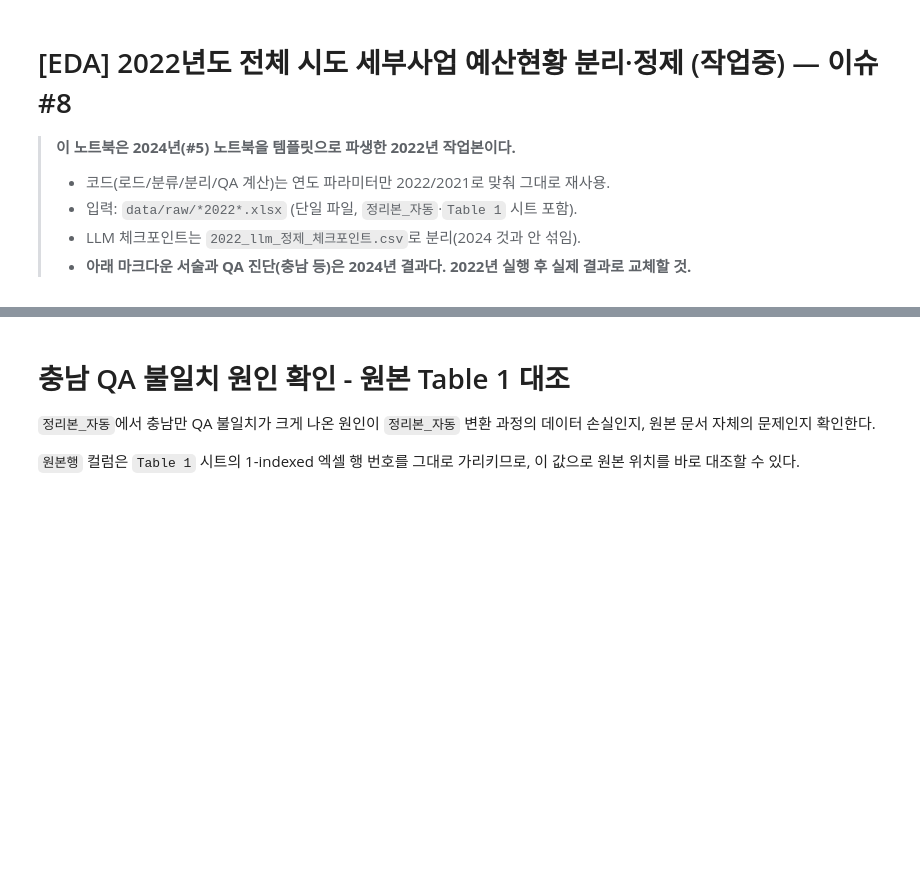
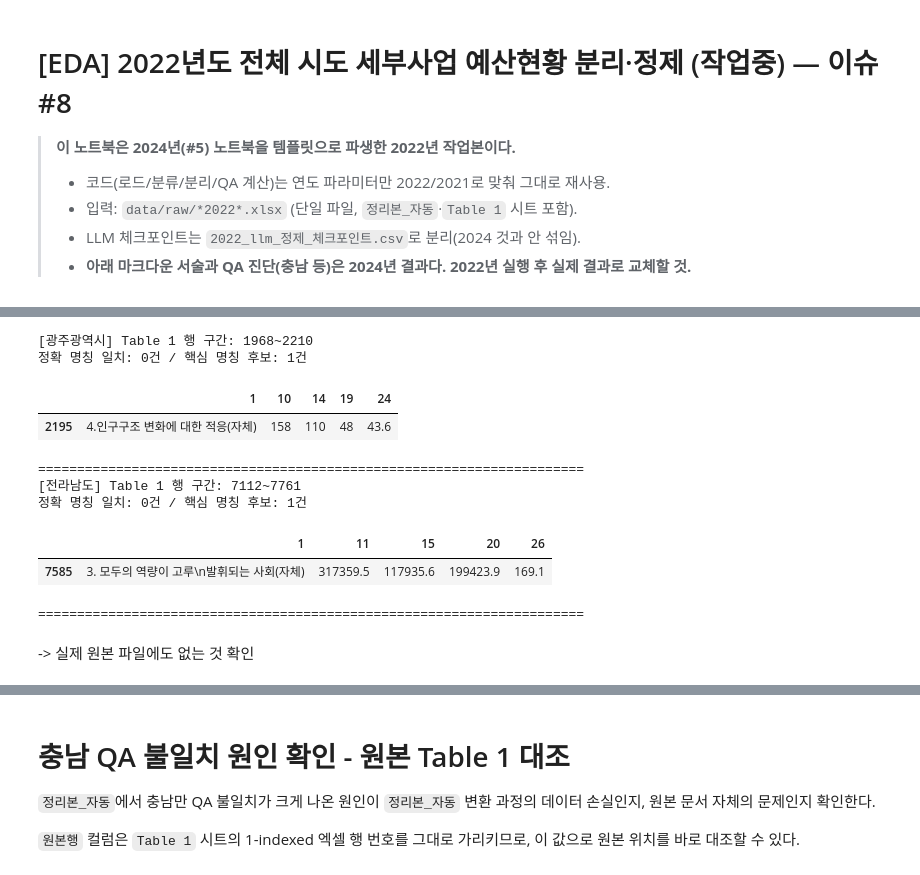
Before and after one commit to JungYeoni/yumocha, a Jupyter notebook: notebooks/20260719_EDA_2022_전국_시도분리정제.ipynb, the cells around one changed output, grey strips where cells are left out. Drawn from its saved outputs; the diff is of its cells as text; code cells hidden in the pictures; blank space fills up the shorter version.

```diff
--- a/notebooks/20260719_EDA_2022_전국_시도분리정제.ipynb
+++ b/notebooks/20260719_EDA_2022_전국_시도분리정제.ipynb
@@ -138,3 +223,55 @@ print("==================================================")
+# %%
+# Table 1 시트의 시도별 원문 구간에서 누락된 중분류를 대조한다.
+df_table1 = pd.read_excel(source_file, sheet_name="Table 1", header=None, dtype="string")
+table1_row_text = df_table1.fillna("").agg(" ".join, axis=1).str.replace(r"\s+", "", regex=True)
+
+# `(OO시도·OO교육청)` 형식의 행을 시도 구간 시작점으로 사용한다.
+region_header_pattern = re.compile(r"\(([^()･]+)･[^()]*교육청\)")
+region_starts = []
+for row_idx, row_text in table1_row_text.items():
+    match = region_header_pattern.search(row_text)
+    if match:
+        region_starts.append((row_idx, match.group(1)))
+
+table1_qa_targets = {
+    "광주광역시": "4. 인구구조 변화에 대한 적응(공통)",
+    "전라남도": "3. 모두의 역량이 고루 발휘되는 사회(공통)",
+}
+
+for region_name, target_title in table1_qa_targets.items():
+    start_pos = next(i for i, (_, name) in enumerate(region_starts) if name == region_name)
+    start_row = region_starts[start_pos][0]
+    end_row = (
+        region_starts[start_pos + 1][0] if start_pos + 1 < len(region_starts) else len(df_table1)
+    )
+    region_text = table1_row_text.iloc[start_row:end_row]
+    normalized_title = re.sub(r"\s+", "", target_title)
+    exact_rows = region_text[region_text.str.contains(re.escape(normalized_title), regex=True)]
+
+    # 번호·공통 표기가 다른 사례도 잡기 위해 핵심 명칭으로 한 번 더 검색한다.
+    core_title = re.sub(r"^\d+\.", "", normalized_title).replace("(공통)", "")
+    candidate_rows = region_text[region_text.str.contains(re.escape(core_title), regex=True)]
+
+    print(f"[{region_name}] Table 1 행 구간: {start_row + 1}~{end_row}")
+    print(f"정확 명칭 일치: {len(exact_rows)}건 / 핵심 명칭 후보: {len(candidate_rows)}건")
+    if candidate_rows.empty:
+        print(f"원문 구간에서 '{target_title}'을(를) 찾지 못함")
+    else:
+        display(df_table1.loc[candidate_rows.index].dropna(axis=1, how="all"))
+    print("=" * 70)
+# %% [output]
+[광주광역시] Table 1 행 구간: 1968~2210
+정확 명칭 일치: 0건 / 핵심 명칭 후보: 1건
+|  | 1 | 10 | 14 | 19 | 24 |
+| 2195 | 4.인구구조 변화에 대한 적응(자체) | 158 | 110 | 48 | 43.6 |
+======================================================================
+[전라남도] Table 1 행 구간: 7112~7761
+정확 명칭 일치: 0건 / 핵심 명칭 후보: 1건
+|  | 1 | 11 | 15 | 20 | 26 |
+| 7585 | 3. 모두의 역량이 고루\n발휘되는 사회(자체) | 317359.5 | 117935.6 | 199423.9 | 169.1 |
+======================================================================
+# %% [markdown]
+-> 실제 원본 파일에도 없는 것 확인
 # %%
 # 지역별로 원본 순서 유지한 채 대분류/중분류 라벨 세부사업행에 전파
 def assign_labels(df_sido: pd.DataFrame) -> pd.DataFrame:
```
Also changed, not shown: parts of 28 cells of this notebook.
